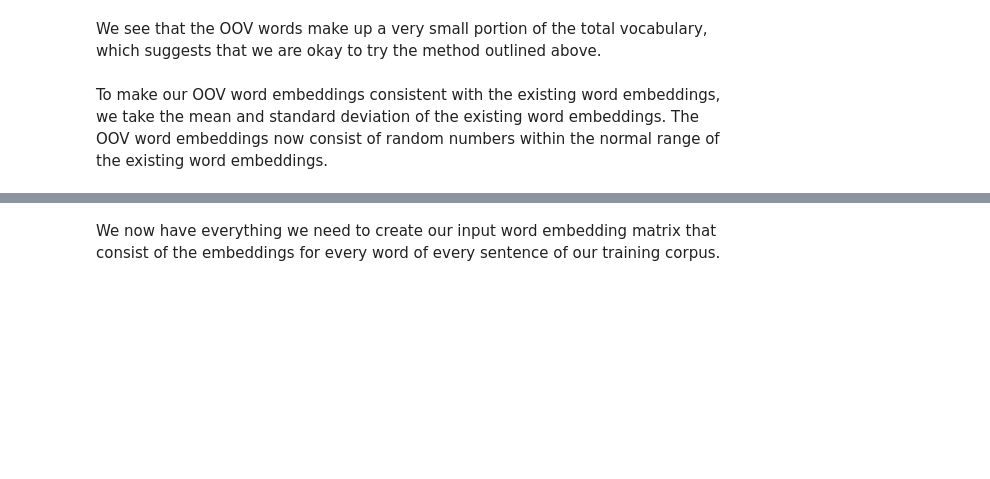
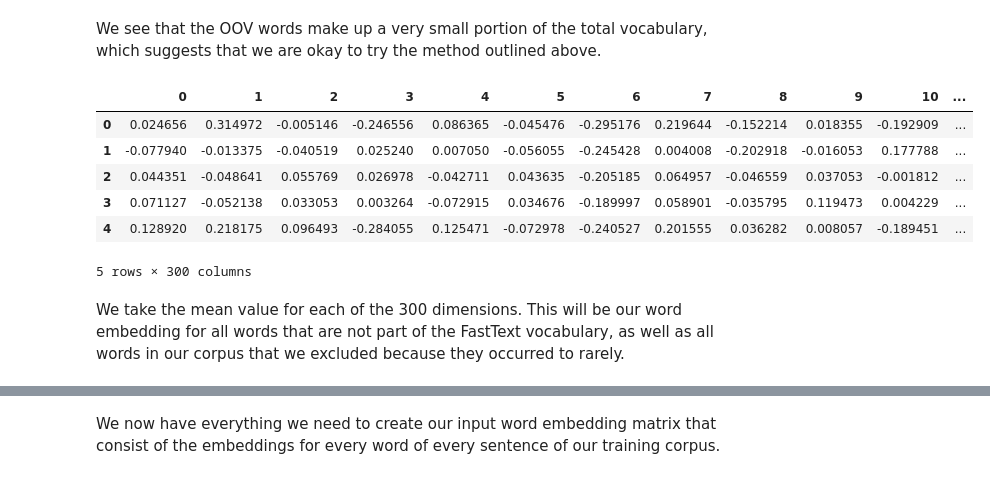
Before and after one commit to db-gb/Neural_Machine_Translator, a Jupyter notebook: 12_20_Pretrained_Eng_Span_Short_Phrases_Remove_Rare_Words.ipynb, the cells around one changed output, grey strips where cells are left out. Saved outputs shown, nothing was run; the diff lists cells and outputs as text; code cells hidden in the pictures; blank space fills up the shorter version.

```diff
--- a/12_20_Pretrained_Eng_Span_Short_Phrases_Remove_Rare_Words.ipynb
+++ b/12_20_Pretrained_Eng_Span_Short_Phrases_Remove_Rare_Words.ipynb
@@ -145,0 +201,5 @@ eng_wrds = [wrd for wrd in eng_word_cnts if eng_word_cnts[wrd] > 2]
+# %%
+# Create a list of only those words that appear more than twice in entire corpus
+eng_wrds = [wrd for wrd in eng_dict if eng_dict[wrd] > 2]
+
+print("Our model will train on {} English words.".format(len(eng_wrds)))
@@ -237,9 +263,0 @@ output_seq_len = 11
-# %%
-span_word_cnts = dict()
-
-for sent in span_sents:
-  for wrd in sent.split(" "):
-    if wrd in span_word_cnts:
-      span_word_cnts[wrd] += 1
-    else:
-      span_word_cnts[wrd] = 1
@@ -260,0 +266,16 @@ del eng_wrds
+# %%
+# Define a dictionary to store all Spanish words
+span_dict = dict()
+
+# Loop through each sentence in corpus
+for sent in span_sents:
+  # Split each sentence into words and loop through each word
+  for wrd in sent.split(" "):
+    # If the word is already in dictionary, increment its count
+    if wrd in span_dict:
+      span_dict[wrd] += 1
+    # Otherwise, instantiate its count to 1
+    else:
+      span_dict[wrd] = 1
+
+print("Number of unique Spanish words: ", len(span_dict))
@@ -305,5 +403,3 @@ for i, word in enumerate(input_words):
   if embedding_vector is not None:
     # words not found in embedding index will be all-zeros.
     input_embeddings_index[i] = embedding_vector
-# %% [markdown]
-To make our OOV word embeddings consistent with the existing word embeddings, we take the mean and standard deviation of the existing word embeddings. The OOV word embeddings now consist of random numbers within the normal range of the existing word embeddings.
@@ -326,0 +406,15 @@ del input_embeddings_index
+# %%
+# Taking a look at our word embeddings matrix shows a 300-column matrix where each row represents a word from our corpus, and its 300 dimension representation.
+embeds_df = pd.DataFrame.from_dict(input_embeddings_index)
+
+embeds_df.transpose().head()
+# %% [output]
+|  | 0 | 1 | 2 | 3 | 4 | 5 | 6 | 7 | 8 | 9 | 10 | ... |
+| 0 | 0.024656 | 0.314972 | -0.005146 | -0.246556 | 0.086365 | -0.045476 | -0.295176 | 0.219644 | -0.152214 | 0.018355 | -0.192909 | ... |
+| 1 | -0.077940 | -0.013375 | -0.040519 | 0.025240 | 0.007050 | -0.056055 | -0.245428 | 0.004008 | -0.202918 | -0.016053 | 0.177788 | ... |
+| 2 | 0.044351 | -0.048641 | 0.055769 | 0.026978 | -0.042711 | 0.043635 | -0.205185 | 0.064957 | -0.046559 | 0.037053 | -0.001812 | ... |
+| 3 | 0.071127 | -0.052138 | 0.033053 | 0.003264 | -0.072915 | 0.034676 | -0.189997 | 0.058901 | -0.035795 | 0.119473 | 0.004229 | ... |
+| 4 | 0.128920 | 0.218175 | 0.096493 | -0.284055 | 0.125471 | -0.072978 | -0.240527 | 0.201555 | 0.036282 | 0.008057 | -0.189451 | ... |
+5 rows × 300 columns
+# %% [markdown]
+We take the mean value for each of the 300 dimensions. This will be our word embedding for all words that are not part of the FastText vocabulary, as well as all words in our corpus that we excluded because they occurred to rarely.
```
Also changed, not shown: parts of 121 cells of this notebook.
